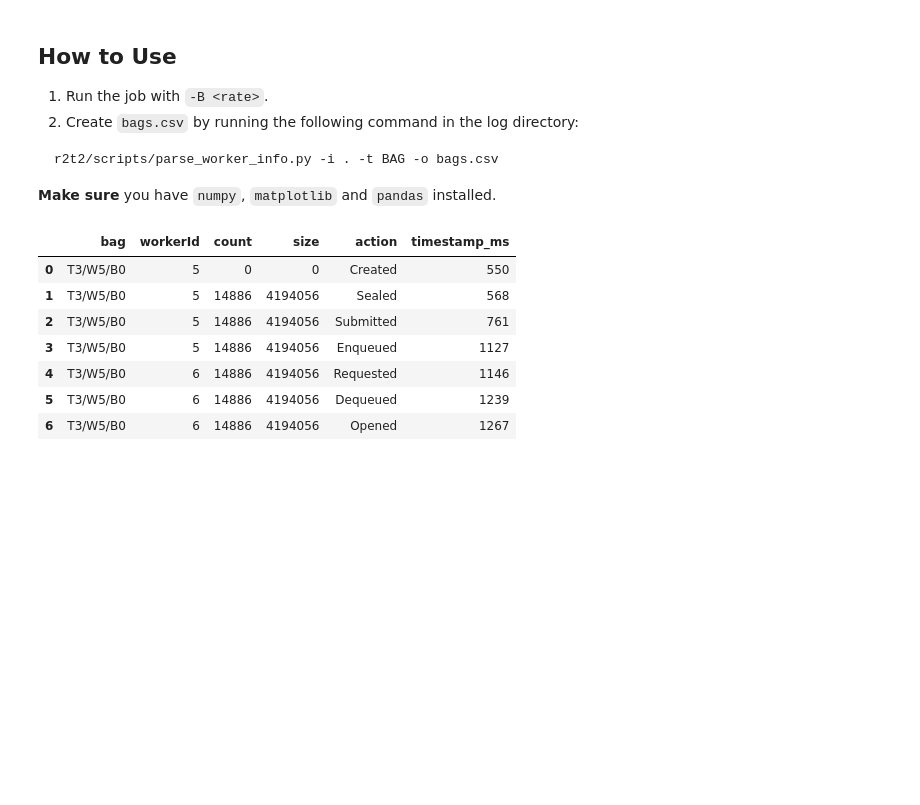
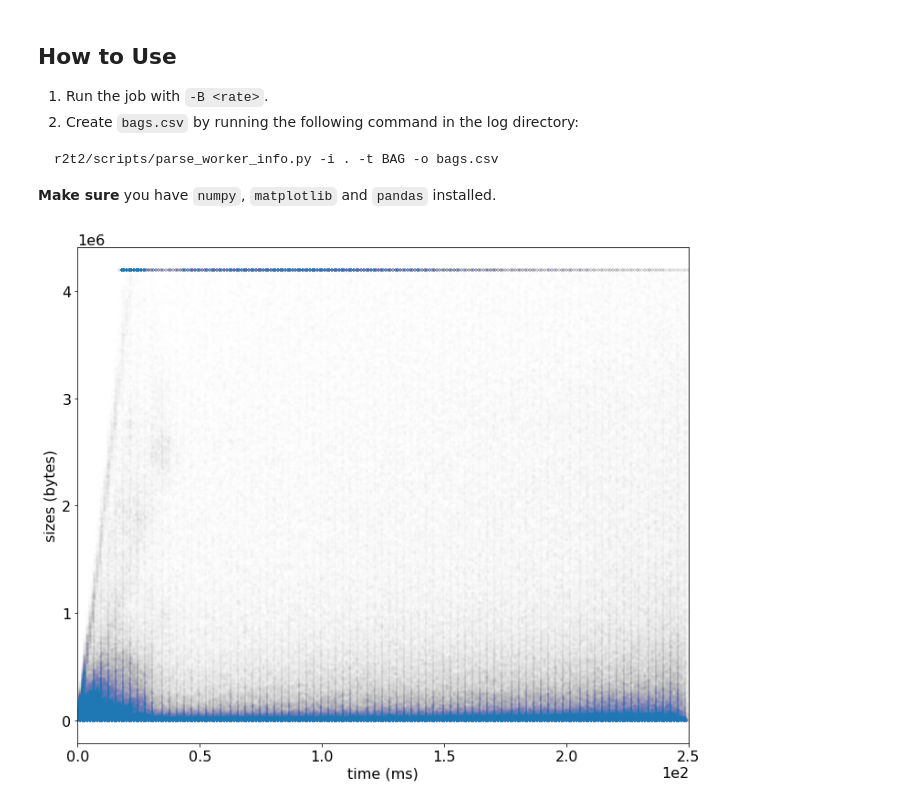
Before and after one commit to r2e2-project/r2e2, a Jupyter notebook: notebooks/bags.ipynb, the cells around one changed output. Drawn from its saved outputs; the diff is of its cells as text; code cells hidden in the pictures; blank space fills up the shorter version.

```diff
--- a/notebooks/bags.ipynb
+++ b/notebooks/bags.ipynb
@@ -47,15 +47,27 @@ def show_bag(data, bag_id):
     #q = p.style.apply(highlighter, axis=1)
     show_more(p, len(p))
 # %%
-bags = read_data("/mnt/data/r2t2/logs/2020-01-16/bags/bags.csv")
+bags = read_data("/mnt/data/bags2.csv")
-# %%
-show_bag(bags, "T3/W5/B0")
-# %% [output]
-|  | bag | workerId | count | size | action | timestamp_ms |
-| 0 | T3/W5/B0 | 5 | 0 | 0 | Created | 550 |
-| 1 | T3/W5/B0 | 5 | 14886 | 4194056 | Sealed | 568 |
-| 2 | T3/W5/B0 | 5 | 14886 | 4194056 | Submitted | 761 |
-| 3 | T3/W5/B0 | 5 | 14886 | 4194056 | Enqueued | 1127 |
-| 4 | T3/W5/B0 | 6 | 14886 | 4194056 | Requested | 1146 |
-| 5 | T3/W5/B0 | 6 | 14886 | 4194056 | Dequeued | 1239 |
-| 6 | T3/W5/B0 | 6 | 14886 | 4194056 | Opened | 1267 |
+# %%
+def time_to_finish(x):
+    a = x.to_numpy()
+    if len(a) < 2:
+        return None
+    return a[1] - a[0]
+
+d = (bags[bags.action.isin(["Created", "Sealed", "Submitted"])]
+         .sort_values(by=['timestamp_ms'])
+         .groupby("bag")
+         .agg({'timestamp_ms': time_to_finish, 'size': 'max'}))
+
+sizes = d['size'].to_numpy()
+times = d.timestamp_ms.to_numpy()
+
+plt.scatter(times, sizes, marker='+', alpha=0.005, s=10)
+plt.xlim(0,250)
+plt.gcf().set_facecolor('white')
+plt.ylabel('sizes (bytes)')
+plt.xlabel('time (ms)')
+plt.axes().ticklabel_format(scilimits=(0,0))
+# %% [output]
+[figure, added]
```
Also changed, not shown: parts of 3 cells of this notebook.
